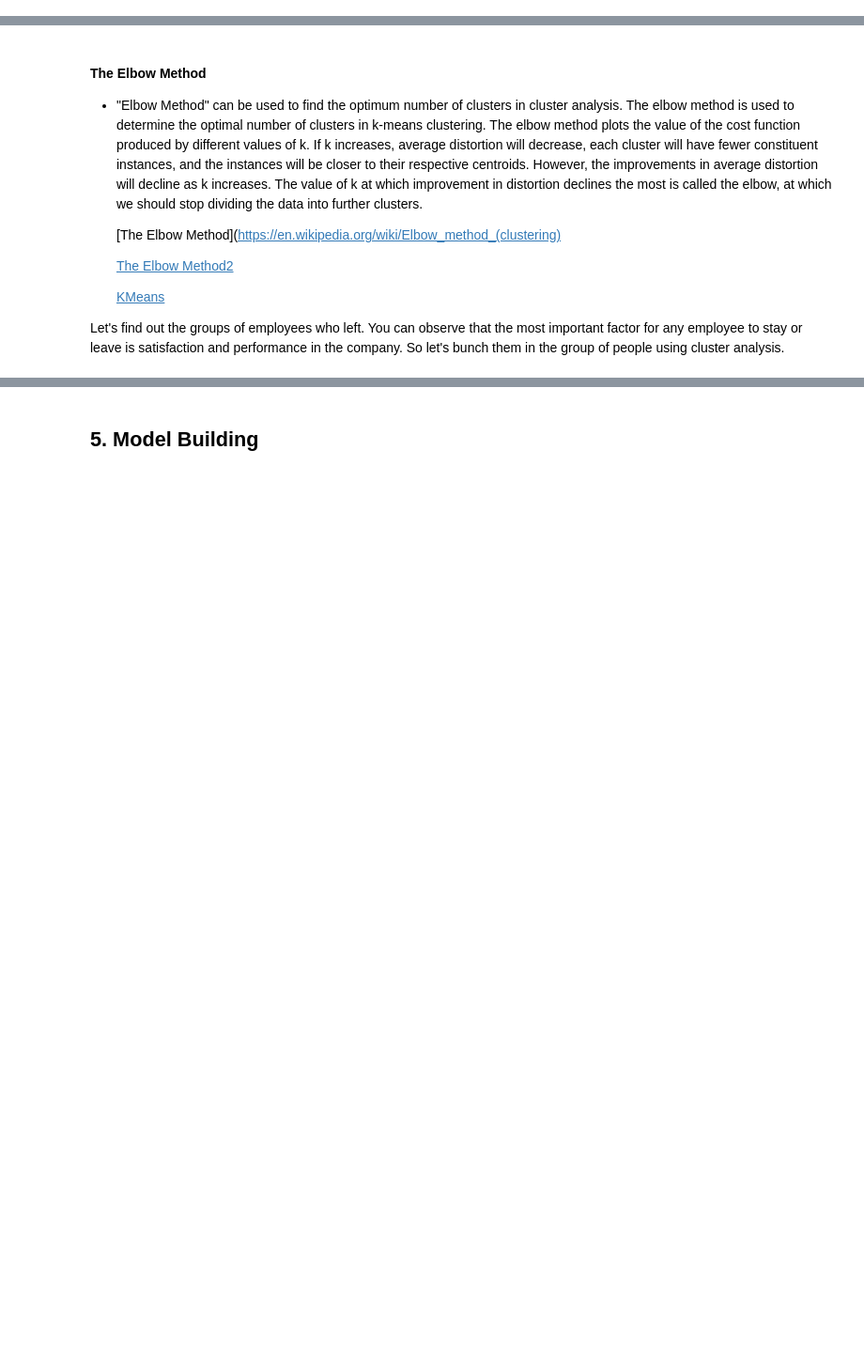
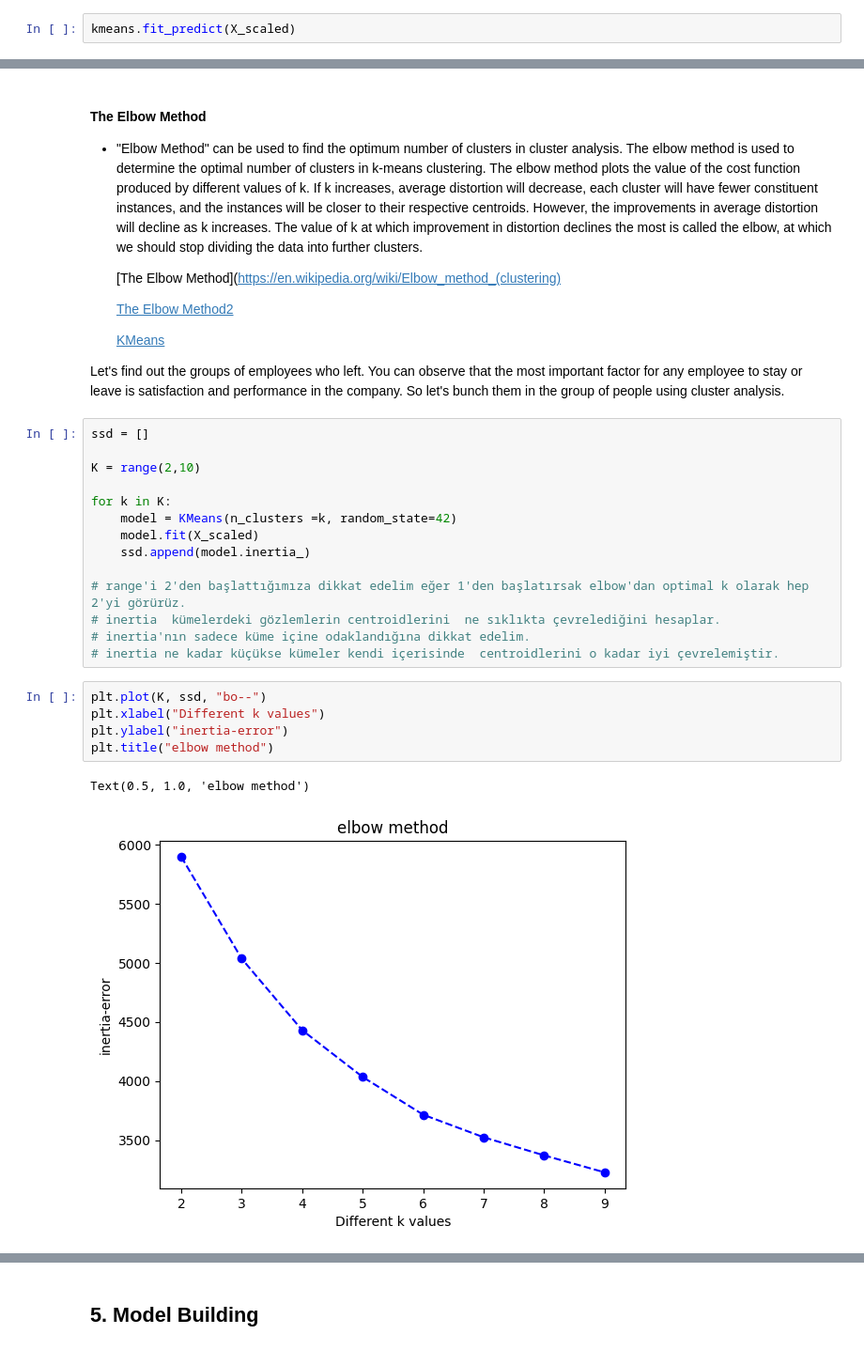
Before and after one commit to osmanoeztuerk/Chorn-Prediction-ML, a Jupyter notebook: Churn_Prediction_Student_Notebook_V2.ipynb, the cells around one changed output, grey strips where cells are left out. Shown at 94% size. Cells and saved outputs as stored; diff of their text form; blank space fills up the shorter version.

Commit message:
kmeans added

```diff
--- a/Churn_Prediction_Student_Notebook_V2.ipynb
+++ b/Churn_Prediction_Student_Notebook_V2.ipynb
@@ -546,0 +576,2 @@ Lots of machine learning algorithms require numerical input data, so you need to
+# %%
+kmeans.fit_predict(X_scaled)
@@ -556,3 +654,25 @@ Lots of machine learning algorithms require numerical input data, so you need to
     [KMeans](https://towardsdatascience.com/understanding-k-means-clustering-in-machine-learning-6a6e67336aa1)
 
 Let's find out the groups of employees who left. You can observe that the most important factor for any employee to stay or leave is satisfaction and performance in the company. So let's bunch them in the group of people using cluster analysis.
+# %%
+ssd = []
+
+K = range(2,10)
+
+for k in K:
+    model = KMeans(n_clusters =k, random_state=42)
+    model.fit(X_scaled)
+    ssd.append(model.inertia_)
+
+# range'i 2'den başlattığımıza dikkat edelim eğer 1'den başlatırsak elbow'dan optimal k olarak hep 2'yi görürüz.
+# inertia  kümelerdeki gözlemlerin centroidlerini  ne sıklıkta çevrelediğini hesaplar.
+# inertia'nın sadece küme içine odaklandığına dikkat edelim.
+# inertia ne kadar küçükse kümeler kendi içerisinde  centroidlerini o kadar iyi çevrelemiştir.
+# %%
+plt.plot(K, ssd, "bo--")
+plt.xlabel("Different k values")
+plt.ylabel("inertia-error")
+plt.title("elbow method")
+# %% [output]
+Text(0.5, 1.0, 'elbow method')
+[figure, added]
```
Also changed, not shown: parts of 18 cells of this notebook.
